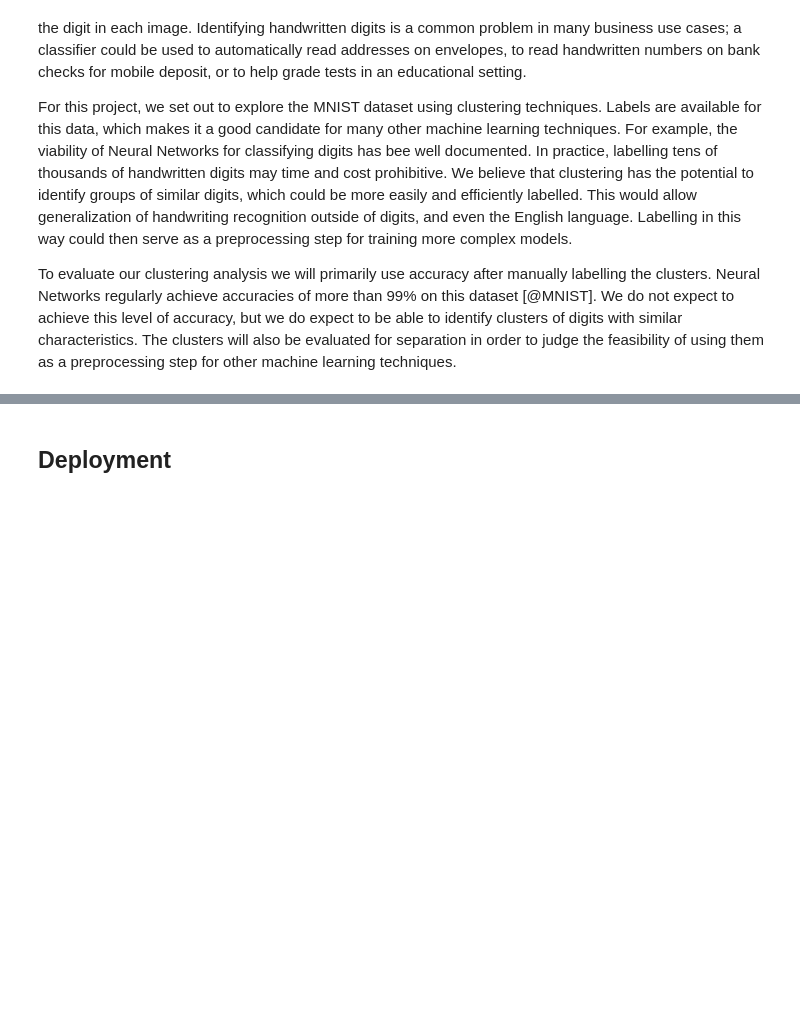
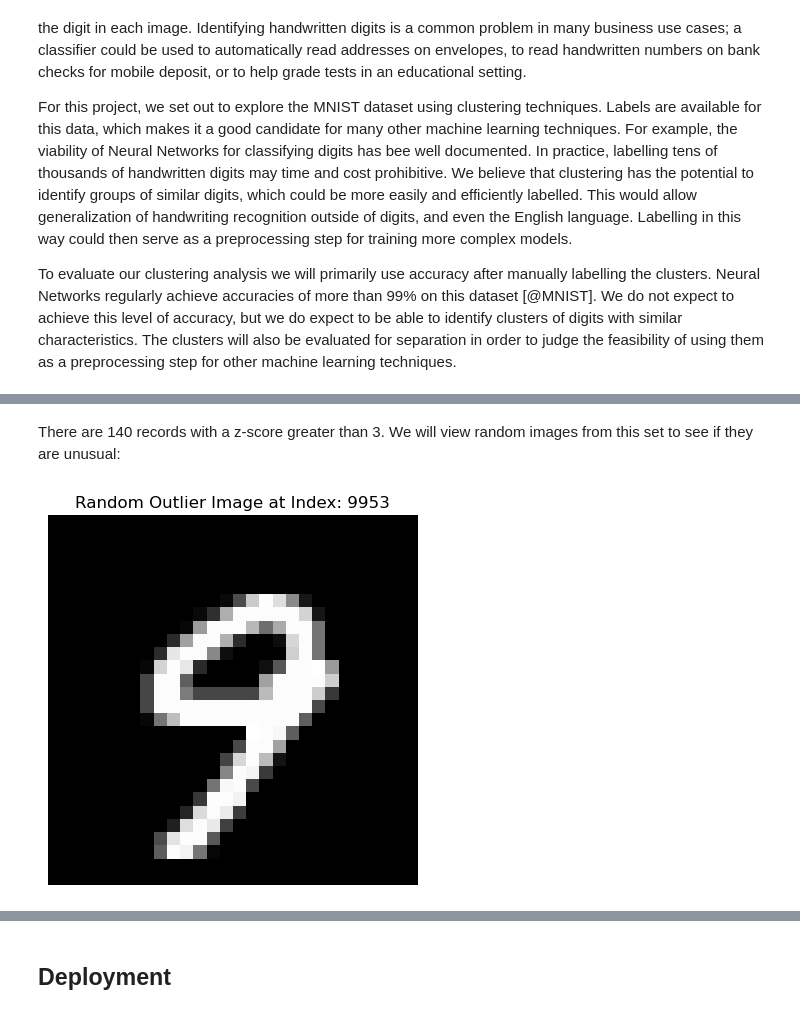
Before and after one commit to NickSager/DS7331_Projects, a Jupyter notebook: Lab03.ipynb, the cells around one changed output, grey strips where cells are left out. Drawn from its saved outputs; the diff is of its cells as text; code cells hidden in the pictures; blank space fills up the shorter version.

```diff
--- a/Lab03.ipynb
+++ b/Lab03.ipynb
@@ -329,0 +170,23 @@ Exploring loan and credit status, we can see that almost none of the clients hav
+# %% [markdown]
+There are 140 records with a z-score greater than 3. We will view random images from this set to see if they are unusual:
+# %%
+import matplotlib.pyplot as plt
+import random
+
+# Select a random index from the outliers
+outlier_indexes = outliers.index
+random_outlier_index = random.choice(outlier_indexes)
+
+# Take the image data at the random index and reshape
+image_data = train.iloc[random_outlier_index, 1:].values
+image_matrix = image_data.reshape(28, 28)
+
+# Display the image
+plt.imshow(image_matrix, cmap='gray')
+plt.title(f'Random Outlier Image at Index: {random_outlier_index}')
+plt.axis('off')  # Turn off axis numbers
+plt.show()
+
+# Adopted from GPT-4
+# %% [output]
+[figure, added]
```
Also changed, not shown: parts of 55 cells of this notebook.
